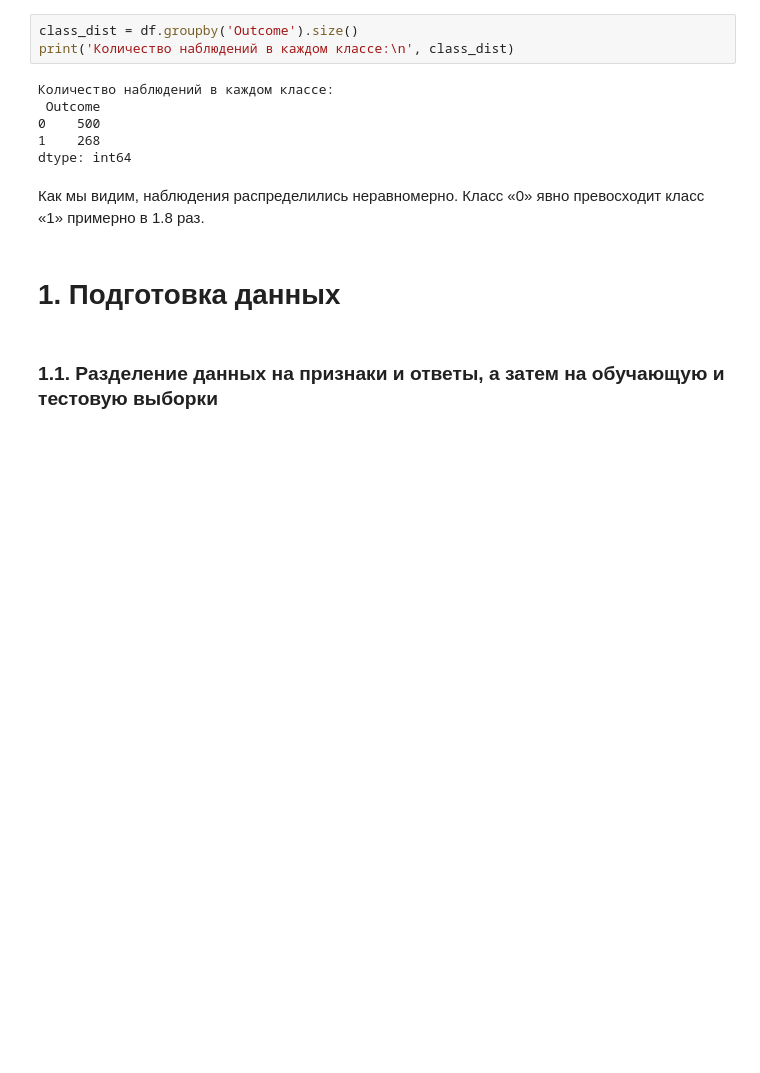
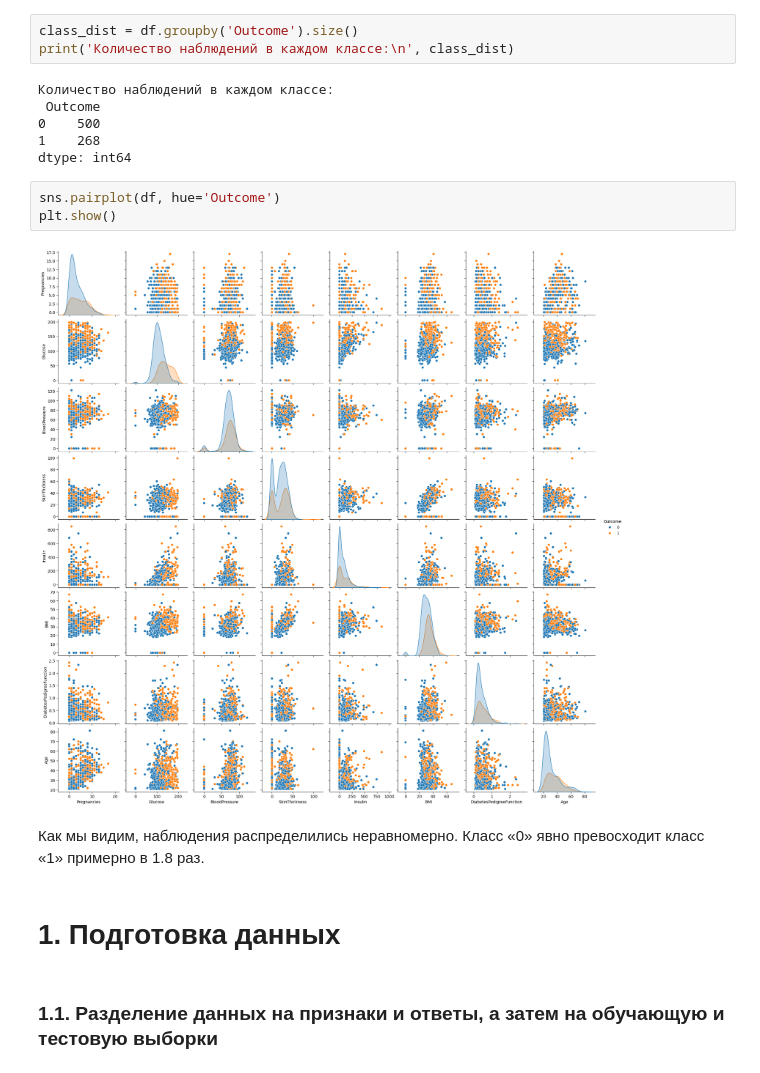
Before and after one commit to m3nandros/machine-learning-methods, a Jupyter notebook: Lab4/4.2/lab4.2.ipynb, the cells around one changed output. Saved outputs shown, nothing was run; the diff lists cells and outputs as text; blank space fills up the shorter version.

```diff
--- a/Lab4/4.2/lab4.2.ipynb
+++ b/Lab4/4.2/lab4.2.ipynb
@@ -68,6 +68,11 @@ print('Количество наблюдений в каждом классе:\n
 0    500
 1    268
 dtype: int64
+# %%
+sns.pairplot(df, hue='Outcome')
+plt.show()
+# %% [output]
+[figure, added]
 # %% [markdown]
 Как мы видим, наблюдения распределились неравномерно. Класс «0» явно превосходит класс «1» примерно в 1.8 раз.
 # %% [markdown]
```
Also changed, not shown: parts of 28 cells of this notebook, 1 other file.
